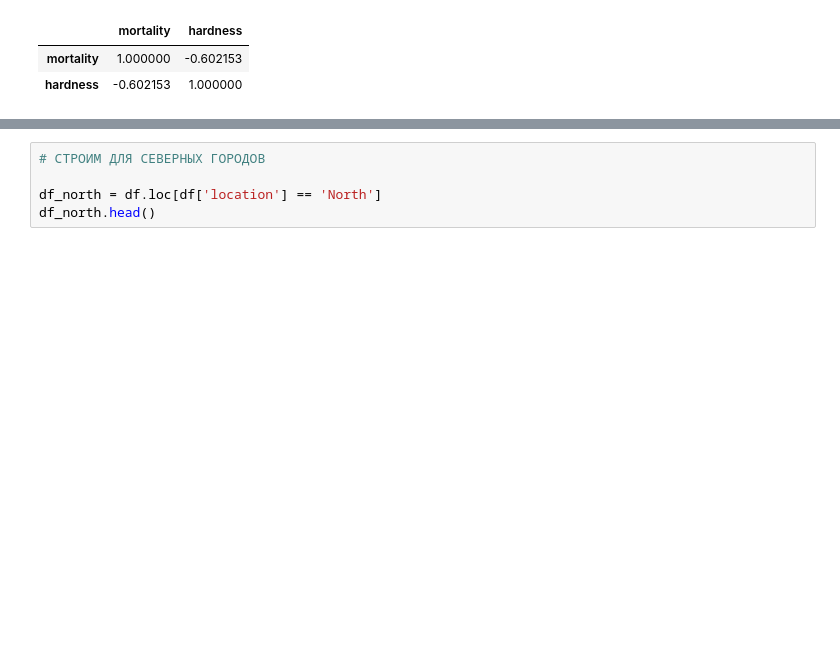
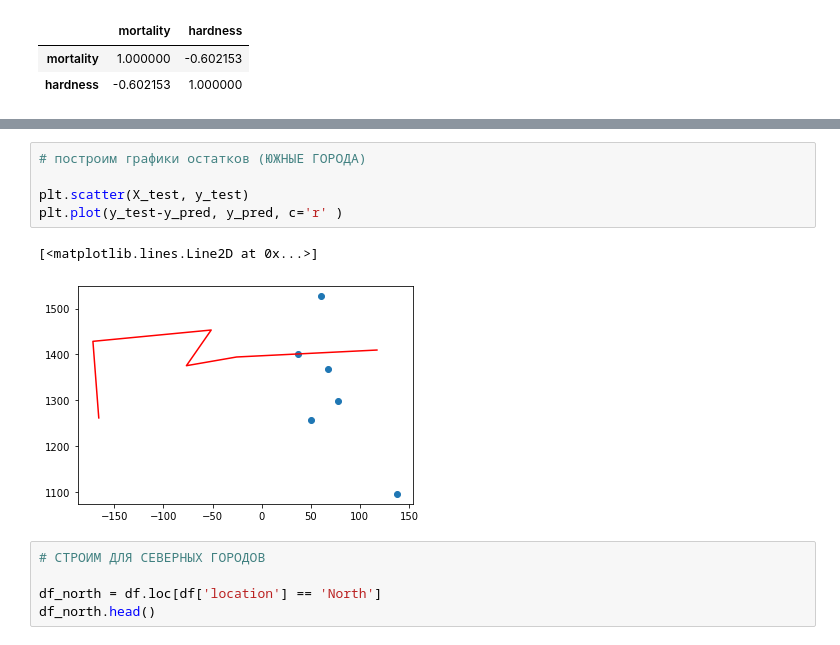
Before and after one commit to Katerina-88/Python_course, a Jupyter notebook: corr_regres_hw.ipynb, the cells around one changed output, grey strips where cells are left out. Drawn from its saved outputs; the diff is of its cells as text; blank space fills up the shorter version.

```diff
--- a/corr_regres_hw.ipynb
+++ b/corr_regres_hw.ipynb
@@ -160,3 +167,11 @@ Text(0.5, 0, 'water hardness')
+# %%
+# построим графики остатков (ЮЖНЫЕ ГОРОДА)
+
+plt.scatter(X_test, y_test)
+plt.plot(y_test-y_pred, y_pred, c='r' )
+# %% [output]
+[<matplotlib.lines.Line2D at 0x...>]
+[figure, added]
 # %%
 # СТРОИМ ДЛЯ СЕВЕРНЫХ ГОРОДОВ
 
```
Also changed, not shown: parts of 14 cells of this notebook.
